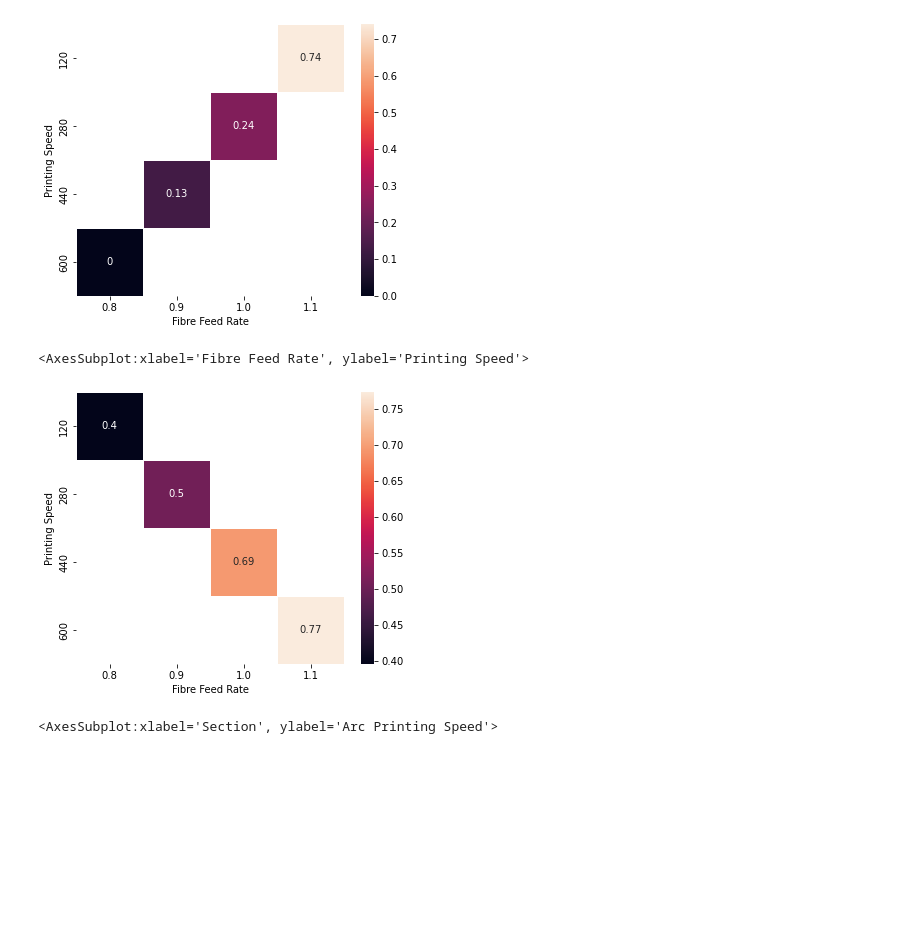
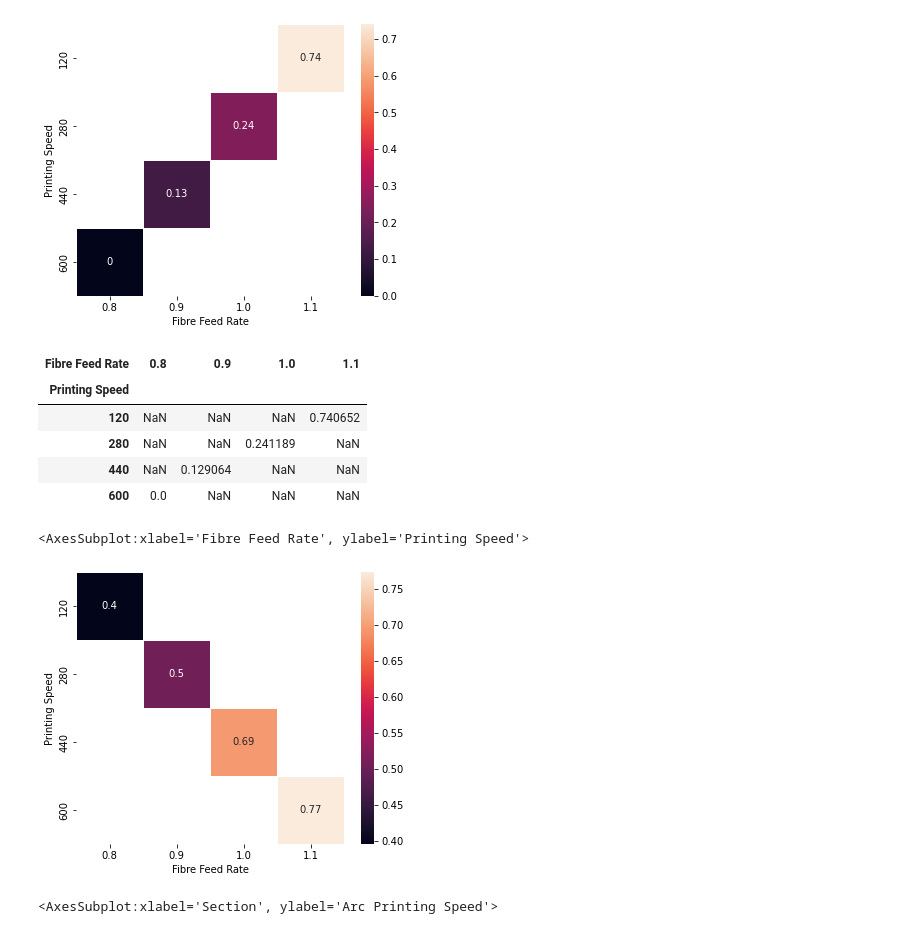
Before and after one commit to ZijueChen/Carbon-Fiber-Detection, a Jupyter notebook: Carbon Fiber Detection.ipynb, the cells around one changed output. Drawn from its saved outputs; the diff is of its cells as text; code cells hidden in the pictures; blank space fills up the shorter version.

```diff
--- a/Carbon Fiber Detection.ipynb
+++ b/Carbon Fiber Detection.ipynb
@@ -352,20 +444,29 @@ sns.heatmap(flights, annot=True,linewidths=.5, ax=ax)# fmt="d",
 # %% [output]
 <AxesSubplot:xlabel='Fibre Feed Rate', ylabel='Printing Speed'>
 [figure]
-# %%
-# plot diagrams
-factor1 = 'Printing Speed'
-factor2 = 'Fibre Feed Rate'
-
-mean_df = a10_df[a10_df['Printing Temperature']==240].groupby([factor1,factor2]).mean().reset_index()
-flights = mean_df.pivot(factor1,factor2, "Score")
-
-# Draw a heatmap with the numeric values in each cell
-f, ax = plt.subplots(figsize=(6, 5))
-sns.heatmap(flights, annot=True,linewidths=.5, ax=ax)# fmt="d",
-# %% [output]
-<AxesSubplot:xlabel='Fibre Feed Rate', ylabel='Printing Speed'>
-[figure, removed]
+# %%
+flights
+# %% [output]
+| Fibre Feed Rate | 0.8 | 0.9 | 1.0 | 1.1 |
+| Printing Speed |  |  |  |  |
+| 120 | NaN | NaN | NaN | 0.740652 |
+| 280 | NaN | NaN | 0.241189 | NaN |
+| 440 | NaN | 0.129064 | NaN | NaN |
+| 600 | 0.0 | NaN | NaN | NaN |
+# %%
+# plot diagrams
+factor1 = 'Printing Speed'
+factor2 = 'Fibre Feed Rate'
+
+mean_df = a10_df[a10_df['Printing Temperature']==240].groupby([factor1,factor2]).mean().reset_index()
+flights = mean_df.pivot(factor1,factor2, "Score")
+
+# Draw a heatmap with the numeric values in each cell
+f, ax = plt.subplots(figsize=(6, 5))
+sns.heatmap(flights, annot=True,linewidths=.5, ax=ax)# fmt="d",
+# %% [output]
+<AxesSubplot:xlabel='Fibre Feed Rate', ylabel='Printing Speed'>
+[figure, added]
 # %%
 # plot diagrams
 factor1 = 'Arc Printing Speed'
```
Also changed, not shown: parts of 25 cells of this notebook.
